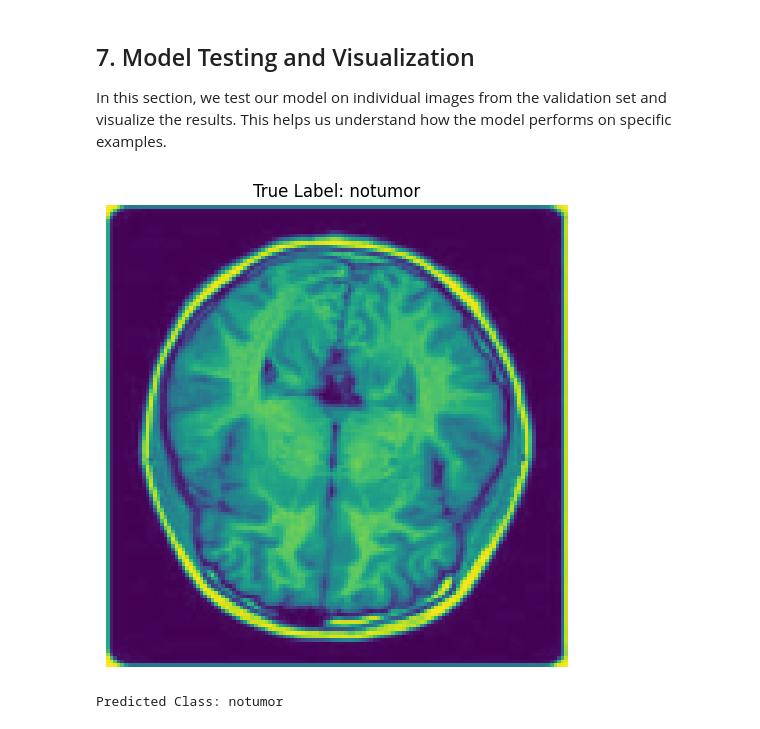
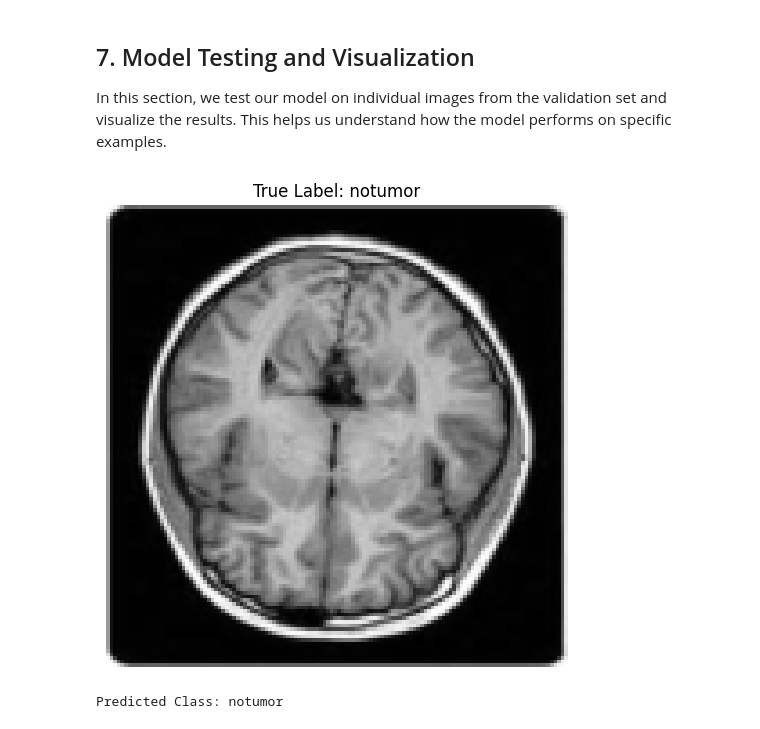
Before and after one commit to bengriffin3/brainnet-medical-imaging, a Jupyter notebook: notebooks/02_baseline_model_results.ipynb, the cells around one changed output. Saved outputs shown, nothing was run; the diff lists cells and outputs as text; code cells hidden in the pictures.

Commit message:
fix: display brain image in grayscale instead of default colormap

```diff
--- a/notebooks/02_baseline_model_results.ipynb
+++ b/notebooks/02_baseline_model_results.ipynb
@@ -341,33 +341,33 @@ def predict_single_image(model: nn.Module, image: torch.Tensor, classes: List[st
     Make prediction for a single image.
 
     Args:
         model: Trained PyTorch model
         image: Input image tensor
         classes: List of class names
 
     Returns:
         Predicted class name
     """
     model.eval()
     with torch.no_grad():
         image = image.unsqueeze(0).to(device)
         output = model(image)
         _, pred = torch.max(output, 1)
         return classes[pred.item()]
 
 
 
 # Example prediction
 sample_idx = 1000
 img, label = val_set[sample_idx]
 plt.figure(figsize=(6, 6))
-plt.imshow(img.permute(1, 2, 0))
+plt.imshow(img.squeeze(), cmap='gray')
 plt.title(f'True Label: {val_set.classes[label]}')
 plt.axis('off')
 plt.show()
 
 predicted_class = predict_single_image(model, img, val_set.classes)
 print(f'Predicted Class: {predicted_class}')
 # %% [output]
-[figure, old version]
+[figure, new version]
 Predicted Class: notumor
```
